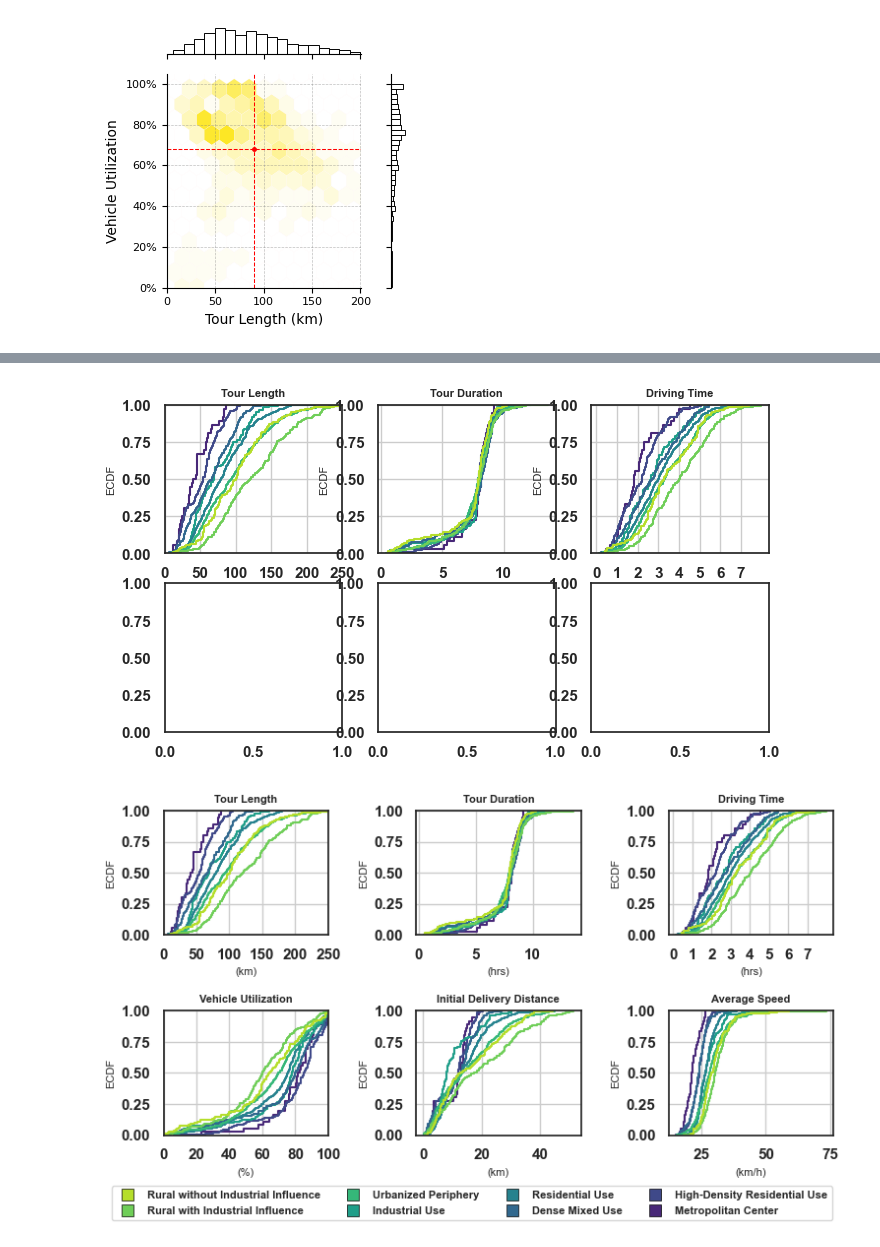
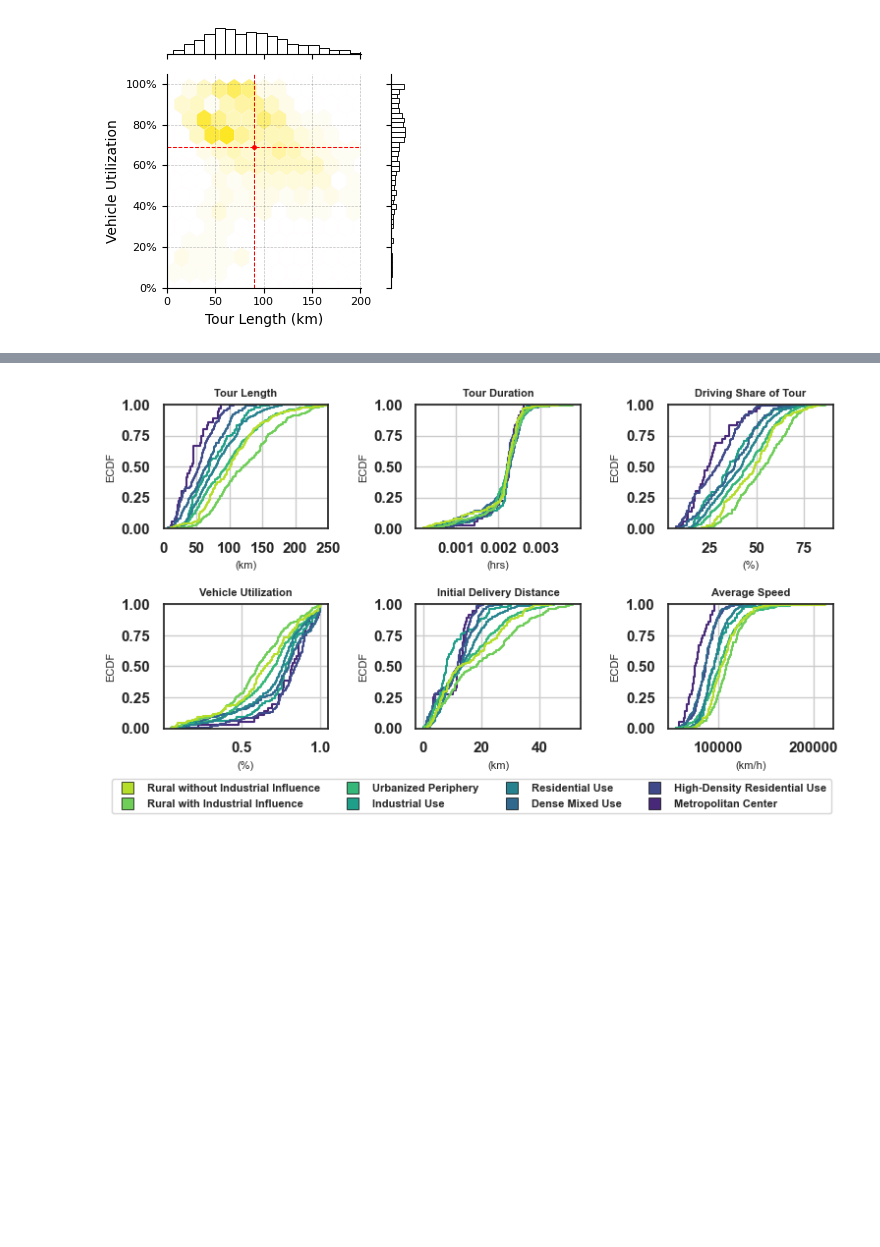
Before and after one commit to TUBS-IVS/HAGRID, a Jupyter notebook: parcel-analysis/result-analysis-matsim.ipynb, the cells around one changed output, grey strips where cells are left out. Drawn from its saved outputs; the diff is of its cells as text; code cells hidden in the pictures; blank space fills up the shorter version.

```diff
--- a/parcel-analysis/result-analysis-matsim.ipynb
+++ b/parcel-analysis/result-analysis-matsim.ipynb
@@ -1315 +1362,3 @@ result = pd.concat([result, metrics_df], axis=1)
 result.to_csv("result_500_it_no_reduction.csv", index=False)
+# %%
+result = pd.read_csv("result_500_it.csv")
@@ -1358,6 +1471,8 @@ def determine_area_type(raumtyp):
 
 result['area_type_agg'] = result['main_area_type'].apply(determine_area_type)
 result['main_area_description'] = result['main_area_type'].map(area_type_dict)
+# %%
+result = result[result['Vehicle Utilization (%)'] >= 0.05]
 # %%
 bc = result.copy()
 # %%
@@ -2255,12 +2408,3 @@ plt.savefig("total-hex.pdf", format='pdf', dpi=300 , bbox_inches='tight')
 plt.show()
 # %% [output]
 [figure]
-# %%
-sns.set_theme(style='white', palette='mako', rc={'figure.figsize':(7.8, 7.8)})
-
-
-mpl.rc('font', weight='bold')
-
-# Adjust the size of ticks
-mpl.rc('xtick', labelsize=8)
-mpl.rc('ytick', labelsize=8)
@@ -2336,12 +2411,10 @@ Passing `palette` without assigning `hue` is deprecated and will be removed in v
-# %%
-bc['Vehicle Utilization (%)2'] = bc['Vehicle Utilization (%)'] * 100
 # %%
 # Map the numbers to the area descriptions
 bc['main_area_type_desc'] = bc['main_area_type'].astype(str).map(category_dict)
 
 # Select only the necessary columns
-bc_selected = bc[['Tour Length (km)', 'Tour Duration (hrs)', 'Driving Time (hrs)',
-                  'Vehicle Utilization (%)2', 'Initial Delivery Distance (km)',
+bc_selected = bc[['Tour Length (km)', 'Tour Duration (hrs)', 'Driving Share of Tour (%)',
+                  'Vehicle Utilization (%)', 'Initial Delivery Distance (km)',
                   'Average Speed (km/h)','main_area_type_desc']]
 
 sns.set_theme(style='white', palette='mako', rc={'figure.figsize':(7.8, 7.8)})
@@ -2353,18 +2426,18 @@ fig, axes = plt.subplots(nrows=2, ncols=3, figsize=(7.8, 4.25))
 
 # Define the titles for the plots
 plot_titles = ['Tour Length', 'Tour Duration',
-               'Driving Time', 'Vehicle Utilization',
+               'Driving Share of Tour', 'Vehicle Utilization',
                'Initial Delivery Distance', 'Average Speed']
 
 # Define the DataFrame and x-axis column names for each subplot
 x_axes_cols = ['Tour Length (km)', 'Tour Duration (hrs)',
-               'Driving Time (hrs)', 'Vehicle Utilization (%)2',
+               'Driving Share of Tour (%)', 'Vehicle Utilization (%)',
                'Initial Delivery Distance (km)', 'Average Speed (km/h)']
 
 
 # Define the x-axis labels
 x_axis_labels = ['(km)', '(hrs)',
-                 '(hrs)', '(%)',
+                 '(%)', '(%)',
                  '(km)', '(km/h)']
 
 # Define the hue column name for the ECDF plot
@@ -2375,39 +2448,35 @@ for i, ax in enumerate(axes.flat):
     sns.ecdfplot(data=bc_selected, x=x_axes_cols[i], ax=ax , hue=hue_col_name, palette=category_color_dict)
     ax.set_title(plot_titles[i], fontsize= 8, weight = 'bold')
     ax.set_xlabel(x_axis_labels[i], fontsize= 8)  # Adding x-axis label
     ax.set_ylabel('ECDF', fontsize= 8)
     ax.grid(True)
     ax.legend().set_visible(False)  # Hide individual legends on each subplot
 
     # Set x-axis ticks for specific plots
     if plot_titles[i] == 'Tour Length':
         ax.set_xticks(range(0, 251, 50))
         ax.set_xlim(0, 250)
     elif plot_titles[i] == 'Driving Time':
         ax.set_xticks(range(0, 8, 1))
-    elif plot_titles[i] == 'Vehicle Utilization':
-        ax.set_xticks(range(0, 110, 20))
-        ax.set_xlim(0, 100)
 
 
 # # Create a custom legend outside the subplots
 custom_legend_labels = list(category_color_dict.keys())[::-1] # Replace with actual legend labels
 # fig.legend(custom_legend_labels, loc='upper center', ncol=4, bbox_to_anchor=(0.5, 0.035), fontsize= 8)
 
 # Create a custom legend outside the subplots
 handles = [plt.Line2D([0], [0], marker='s', color='w', markerfacecolor=v, markeredgewidth=0.5, markeredgecolor='black', markersize=8) for v in reversed(palette_dict.values())]
 fig.legend(handles, custom_legend_labels, loc='upper center', ncol=4, bbox_to_anchor=(0.5, 0.035), fontsize= 8)
 
 # Adjust the layout for better spacing
 plt.tight_layout(rect=[0, 0.001, 1, 0.9999])  # Include space for the custom legend at the bottom
 
 # Save the figure
-plt.savefig("diff_distribution_visualization.pdf", dpi=300, bbox_inches='tight')
+# plt.savefig("diff_distribution_visualization.pdf", dpi=300, bbox_inches='tight')
 # Show the plots
 plt.show()
 # %% [output]
-[figure, old version]
+[figure, new version]
-[figure, removed]
 # %%
 sns.set_theme(style='white', palette='mako', rc={'figure.figsize':(7.8, 7.8)})
 
```
Also changed, not shown: parts of 48 cells of this notebook, 25 other files.
